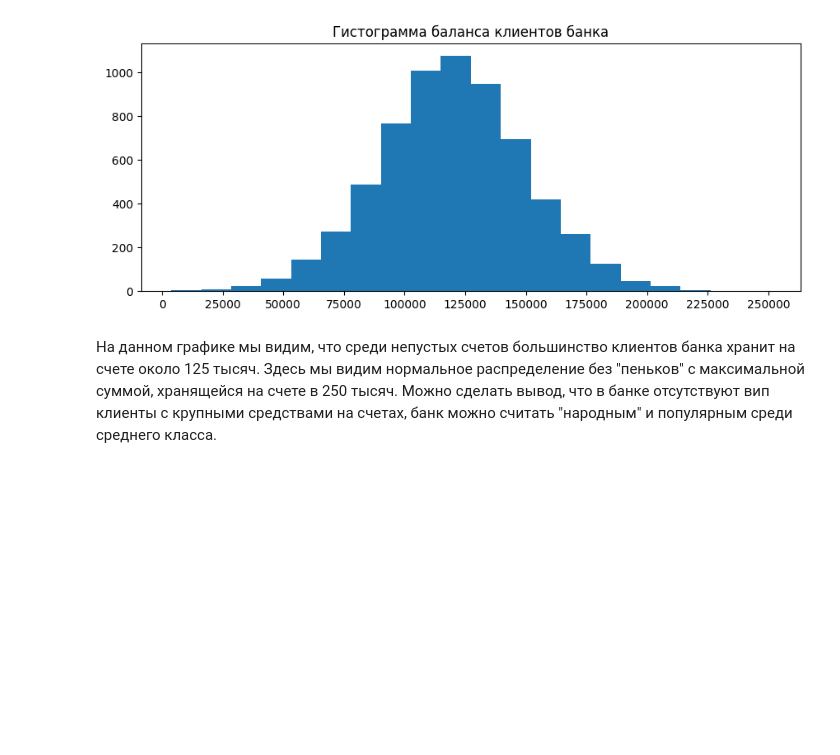
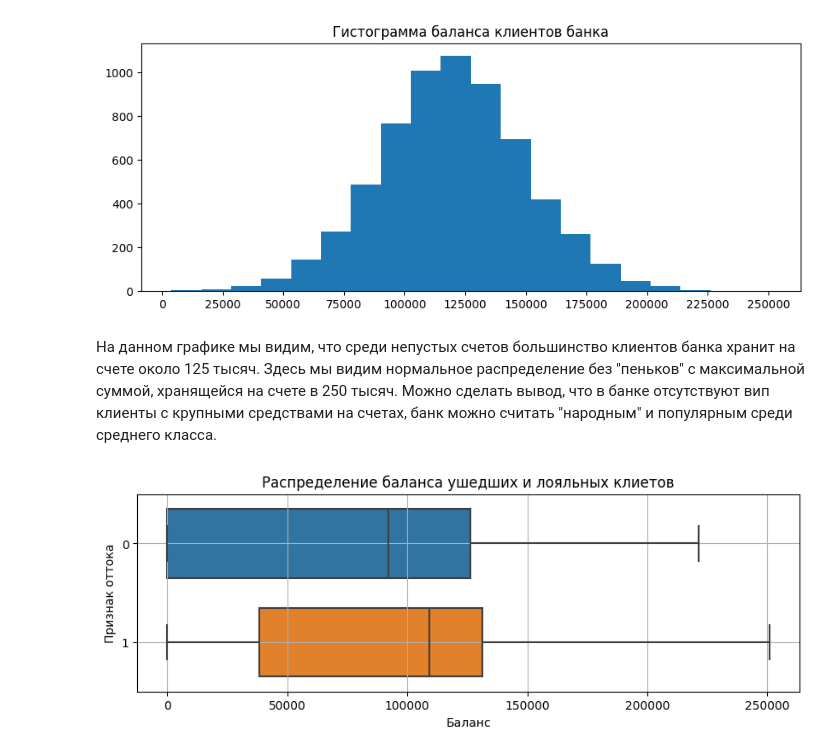
Before and after one commit to merrysam/Study, a Jupyter notebook: PY_12_Vusualize/practive.ipynb, the cells around one changed output. Cells and saved outputs as stored; diff of their text form; code cells hidden in the pictures; blank space fills up the shorter version.

```diff
--- a/PY_12_Vusualize/practive.ipynb
+++ b/PY_12_Vusualize/practive.ipynb
@@ -52,3 +52,18 @@ axes.set_xticks(range(0, 275000, 25000));
 [figure]
 # %% [markdown]
 На данном графике мы видим, что среди непустых счетов большинство клиентов банка хранит на счете около 125 тысяч. Здесь мы видим нормальное распределение без "пеньков" с максимальной суммой, хранящейся на счете в 250 тысяч. Можно сделать вывод, что в банке отсутствуют вип клиенты с крупными средствами на счетах, банк можно считать "народным" и популярным среди среднего класса.
+# %%
+fig = plt.figure(figsize=(10, 3))
+boxplot = sns.boxplot(
+    data=churn_data,
+    y='Exited',
+    x='Balance',
+    orient='h',
+    width=0.7
+)
+boxplot.set_title('Распределение баланса ушедших и лояльных клиетов');
+boxplot.set_xlabel('Баланс');
+boxplot.set_ylabel('Признак оттока');
+boxplot.grid()
+# %% [output]
+[figure, added]
```
Also changed, not shown: parts of 10 cells of this notebook.
